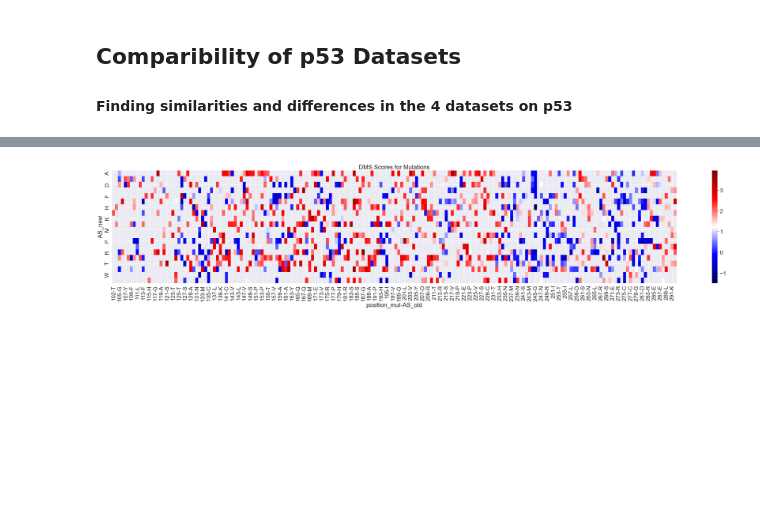
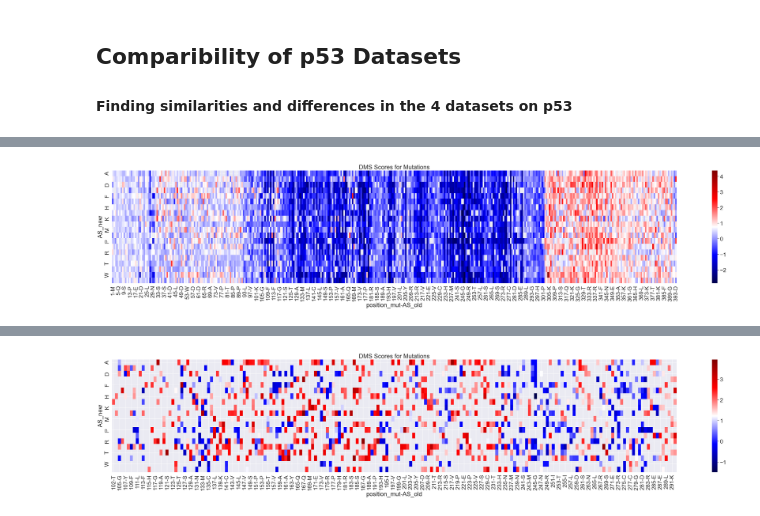
Before and after one commit to datascience-mobi-2023/topic02_team02, a Jupyter notebook: Documentation/P53 - DMS Documentation.ipynb, the cells around one changed output, grey strips where cells are left out. Cells and saved outputs as stored; diff of their text form; code cells hidden in the pictures; blank space fills up the shorter version.

```diff
--- a/Documentation/P53 - DMS Documentation.ipynb
+++ b/Documentation/P53 - DMS Documentation.ipynb
@@ -35,0 +32,5 @@ fun.mult_hmap(gia_null_eto, gia_wt_nut, gia_null_nut)
+# %%
+# giacomelli wildtype nutlin
+fun.hmap(doc.gia_wt_nut_auf)
+# %% [output]
+[figure, added]
```
Also changed, not shown: parts of 13 cells of this notebook.
